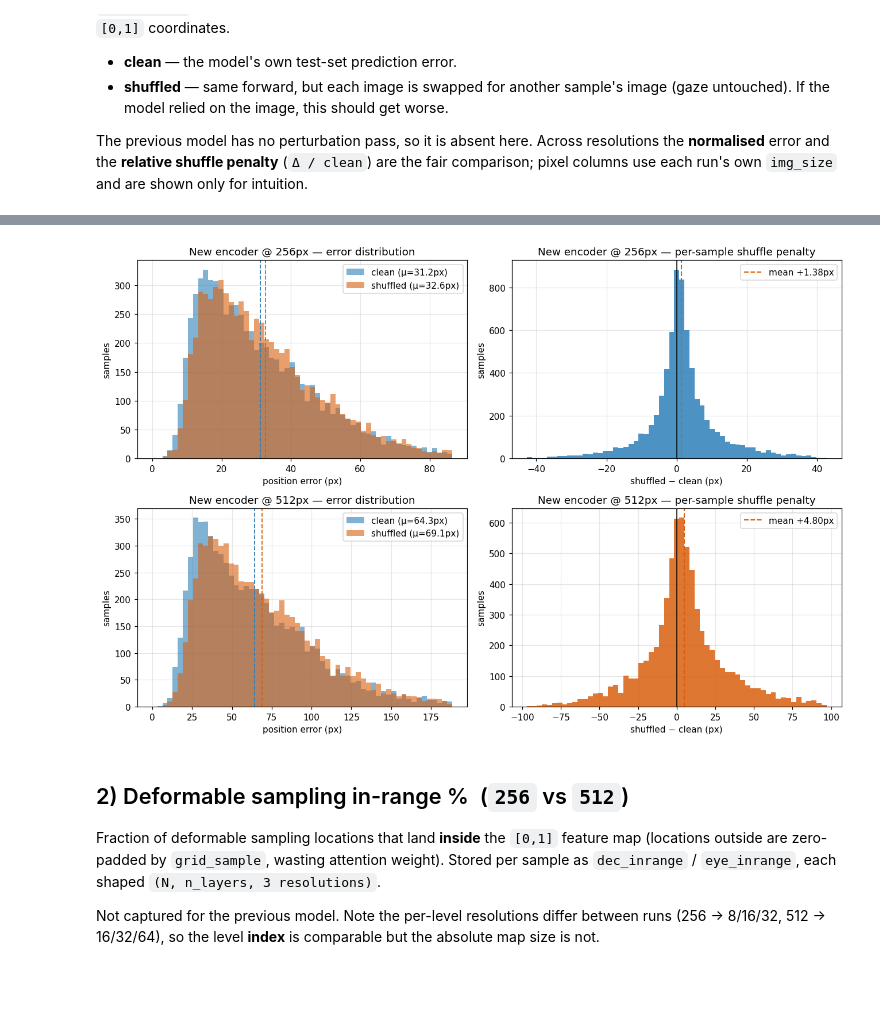
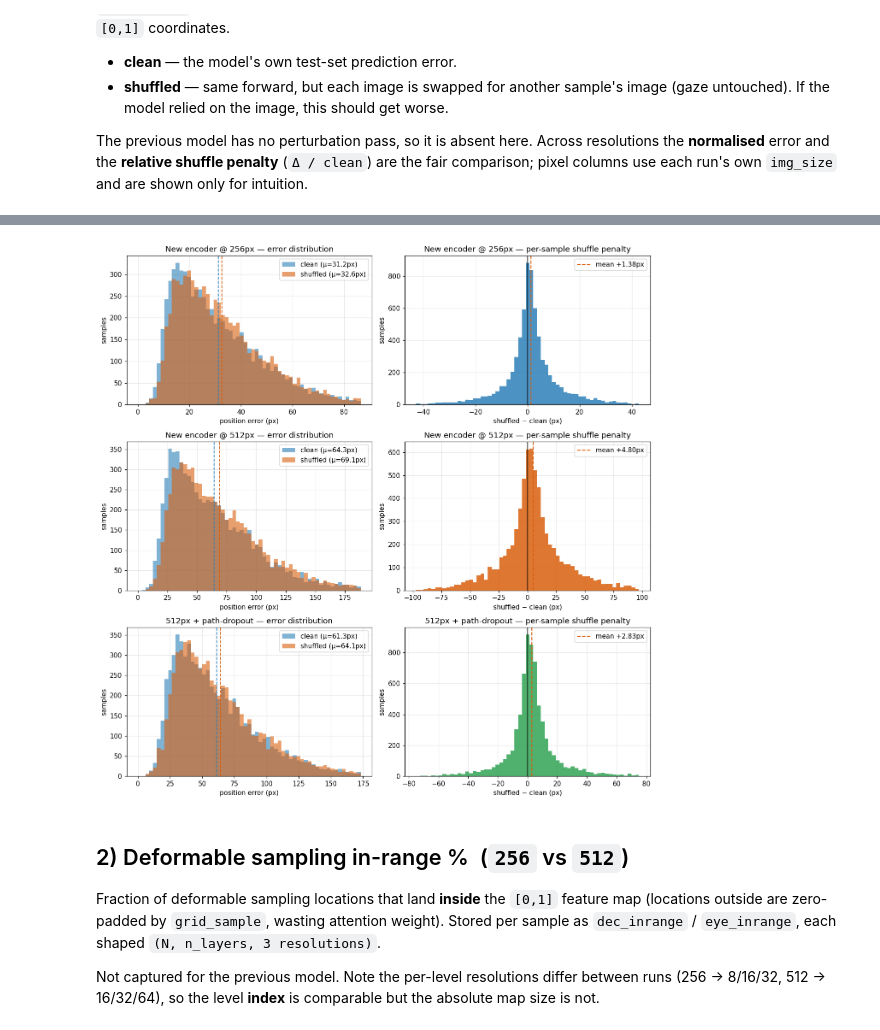
Before and after one commit to Leo00010011/From-Noisy-Eye-Tracking-To-Scanpath, a Jupyter notebook: src/notebooks/image_reliance_report.ipynb, the cells around one changed output, grey strips where cells are left out. Cells and saved outputs as stored; diff of their text form; code cells hidden in the pictures; blank space fills up the shorter version.

Commit message:
reviving path model

```diff
--- a/src/notebooks/image_reliance_report.ipynb
+++ b/src/notebooks/image_reliance_report.ipynb
@@ -44,9 +45,13 @@ plt.rcParams.update({"figure.dpi": 110, "axes.grid": True, "grid.alpha": 0.3,
                      "axes.axisbelow": True, "font.size": 10})
 
 # ── Per-version colours (consistent across every plot) ──
-COLORS = {"prev": "#7570b3", "256": "#2c7fb8", "512": "#d95f0e"}
+COLORS = {"prev": "#7570b3", "256": "#2c7fb8", "512": "#d95f0e", "512D": "#31a354"}
 
-# ── Locate the two stores (works from src/notebooks or the project root) ──
+# ── Human-readable labels (512 and 512D share img_size, so label them apart) ──
+LABELS = {"256": "New encoder @ 256px", "512": "New encoder @ 512px",
+          "512D": "512px + path-dropout"}
+
+# ── Locate the stores (works from src/notebooks or the project root) ──
 def _find(*cands):
     return next((p for p in cands if os.path.exists(p)), cands[0])
 
@@ -55,6 +60,8 @@ H5 = {
                  os.path.join("..", "..", "Output", "image_reliance",  "mask2former_ms_reliance.h5")),
     "512": _find(os.path.join("Output", "image_relianceL", "mask2former_ms_reliance.h5"),
                  os.path.join("..", "..", "Output", "image_relianceL", "mask2former_ms_reliance.h5")),
+    "512D": _find(os.path.join("Output", "image_reliance_drop", "image_reliance_drop", "mask2former_ms_reliance.h5"),
+                  os.path.join("..", "..", "Output", "image_reliance_drop", "image_reliance_drop", "mask2former_ms_reliance.h5")),
 }
 for k, p in H5.items():
     print(f"{k}: {os.path.abspath(p)}   exists={os.path.exists(p)}")
@@ -103,7 +111,7 @@ def build_version(key, path):
     D, A = load_store(path)
     ss = np.asarray(A.get("spatial_shapes")).reshape(-1, 2)
     v = {
-        "key": key, "label": f"New encoder @ {int(A['img_size'])}px",
+        "key": key, "label": LABELS.get(key, f"New encoder @ {int(A['img_size'])}px"),
         "D": D, "ATTRS": A,
         "img_size": int(A["img_size"]),
         "n_dec": int(A.get("n_decoder", 4)),
@@ -124,11 +132,15 @@ def build_version(key, path):
     }
     return v
 
-VER = {k: build_version(k, p) for k, p in H5.items()}   # {"256": {...}, "512": {...}}
+VER = {k: build_version(k, p) for k, p in H5.items()}   # {"256":..., "512":..., "512D":...}
 # Previous model participates in residual comparisons only:
 PREV["key"], PREV["level_labels"], PREV["n_lvl"] = "prev", None, None
 
-for k in ("256", "512"):
+# ── Canonical orderings used by every downstream cell ──
+LIVE_KEYS = list(VER)                                 # versions with a per-sample store
+RES_VERSIONS = [PREV, *VER.values()]                  # all versions (residual sections)
+
+for k in LIVE_KEYS:
     v = VER[k]
     print(f"[{k}] {v['label']:<22} N={len(v['D']['sample_idx'])}  "
           f"fix_layers={v['n_dec']} eye_layers={v['n_eye']}  levels={v['level_labels']}")
@@ -180,34 +194,34 @@ Regression error — clean vs image-shuffled:
 Higher rel_penalty_% / frac_worse_% ⇒ the model leans more on the image.
 # %%
-fig, axes = plt.subplots(2, 2, figsize=(12, 8))
-for row, k in enumerate(("256", "512")):
+fig, axes = plt.subplots(len(LIVE_KEYS), 2, figsize=(12, 4 * len(LIVE_KEYS)), squeeze=False)
+for row, k in enumerate(LIVE_KEYS):
     v = VER[k]; D = v["D"]; px = v["img_size"]
     clean = D["reg_error_clean"] * px; shuf = D["reg_error_shuffled"] * px
     valid = ~np.isnan(clean) & ~np.isnan(shuf)
     c, s = clean[valid], shuf[valid]; d = s - c
     col = COLORS[k]
 
     ax = axes[row, 0]
     bins = np.linspace(0, np.percentile(np.concatenate([c, s]), 99), 60)
     ax.hist(c, bins=bins, alpha=0.6, label=f"clean (μ={c.mean():.1f}px)", color="#2c7fb8")
     ax.hist(s, bins=bins, alpha=0.6, label=f"shuffled (μ={s.mean():.1f}px)", color="#d95f0e")
     ax.axvline(c.mean(), color="#2c7fb8", ls="--", lw=1.2)
     ax.axvline(s.mean(), color="#d95f0e", ls="--", lw=1.2)
     ax.set(xlabel="position error (px)", ylabel="samples",
            title=f"{v['label']} — error distribution")
     ax.legend()
 
     ax = axes[row, 1]
     lim = np.percentile(np.abs(d), 99)
     ax.hist(d, bins=np.linspace(-lim, lim, 60), color=col, alpha=0.85)
     ax.axvline(0, color="k", lw=1)
     ax.axvline(d.mean(), color="#d95f0e", ls="--", lw=1.4, label=f"mean {d.mean():+.2f}px")
     ax.set(xlabel="shuffled − clean (px)", ylabel="samples",
            title=f"{v['label']} — per-sample shuffle penalty")
     ax.legend()
 plt.tight_layout(); plt.show()
 # %% [output]
-[figure, old version]
+[figure, new version]
 # %% [markdown]
 ## 2) Deformable sampling in-range %  &nbsp;(`256` vs `512`)
 
```
Also changed, not shown: parts of 10 cells of this notebook, 11 other files.
